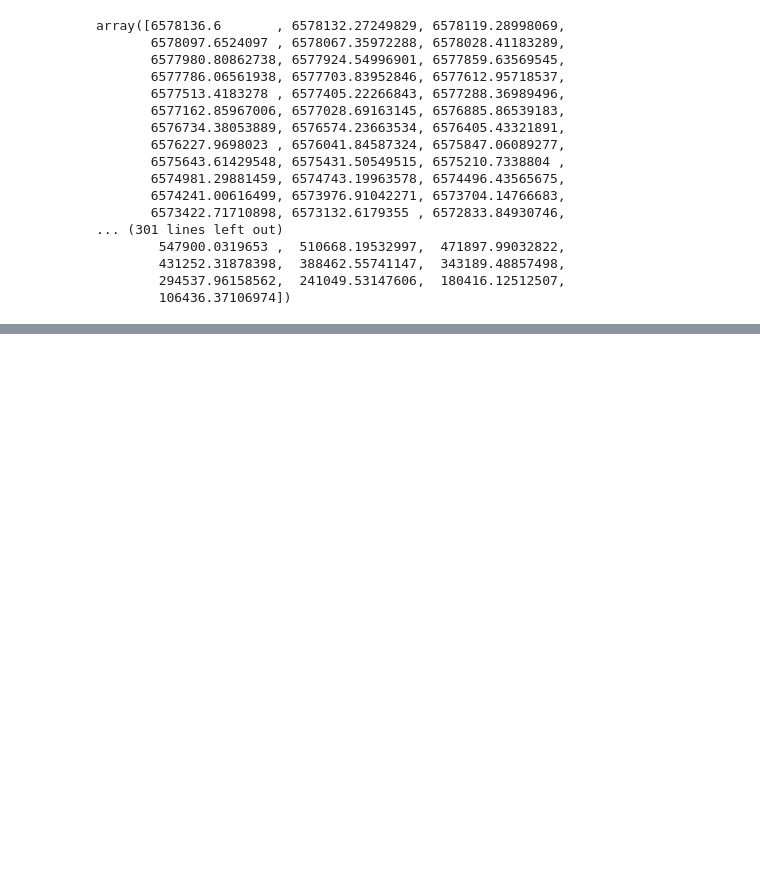
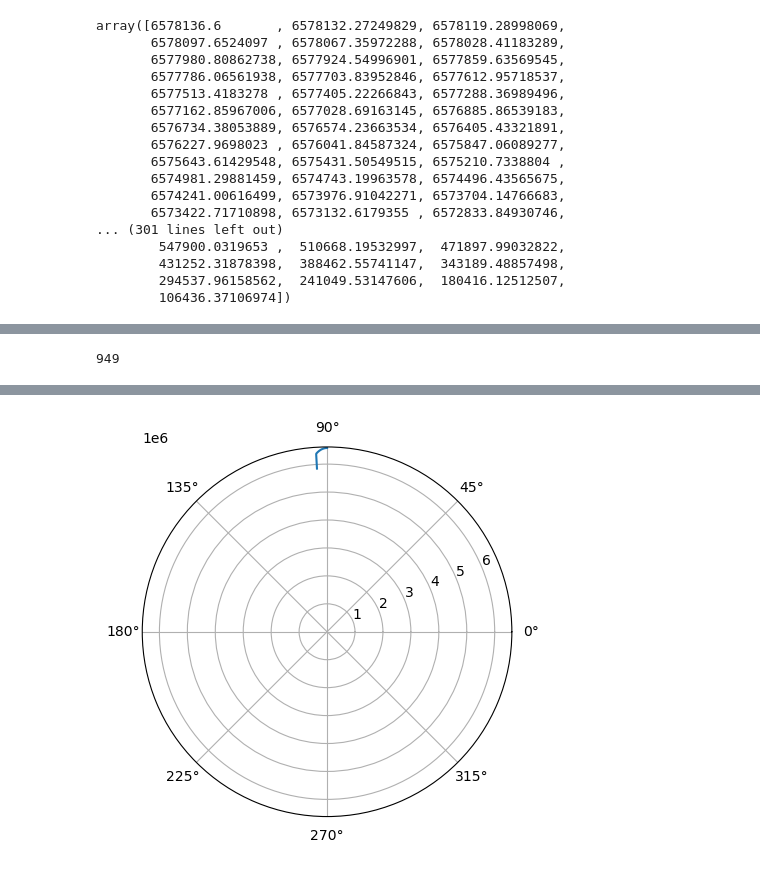
Before and after one commit to Tiangong-PMSC-Group/Satellite-Project, a Jupyter notebook: satelliteTest.ipynb, the cells around one changed output, grey strips where cells are left out. Cells and saved outputs as stored; diff of their text form; code cells hidden in the pictures; blank space fills up the shorter version.

```diff
--- a/satelliteTest.ipynb
+++ b/satelliteTest.ipynb
@@ -111,14 +153,18 @@ plt.show()
+# %%
+len(sol.y[0])
+# %% [output]
+949
 # %%
 import numpy as np
 import matplotlib.pyplot as plt
 import mpl_toolkits.mplot3d.axes3d as axes3d
 
-R = sol.y[2]
-rad = sol.y[0]
+R = sol.y[0][:400]
+rad = sol.y[2][:400]
 Phi = [np.pi/2 for i in rad]
 
 fig, ax = plt.subplots(subplot_kw={'projection': 'polar'})
-ax.plot(R, rad)
+ax.plot(rad, R)
 
 plt.show()
 # %% [output]
@@ -126,0 +171 @@ plt.show()
+[figure, added]
```
Also changed, not shown: parts of 9 cells of this notebook, 1 other file.
